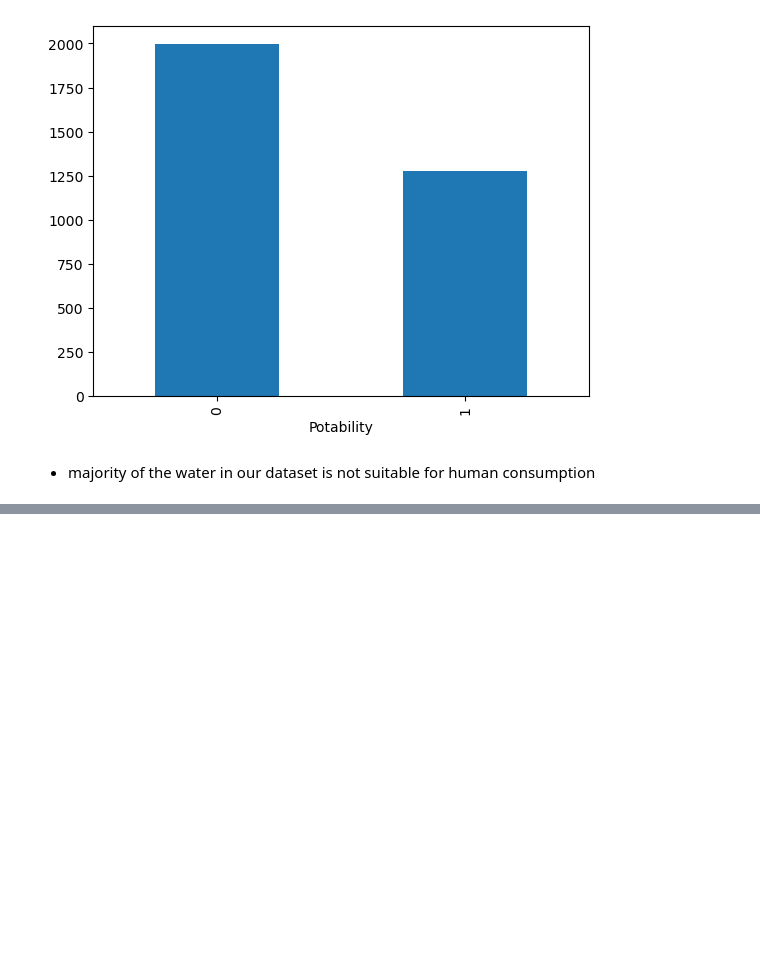
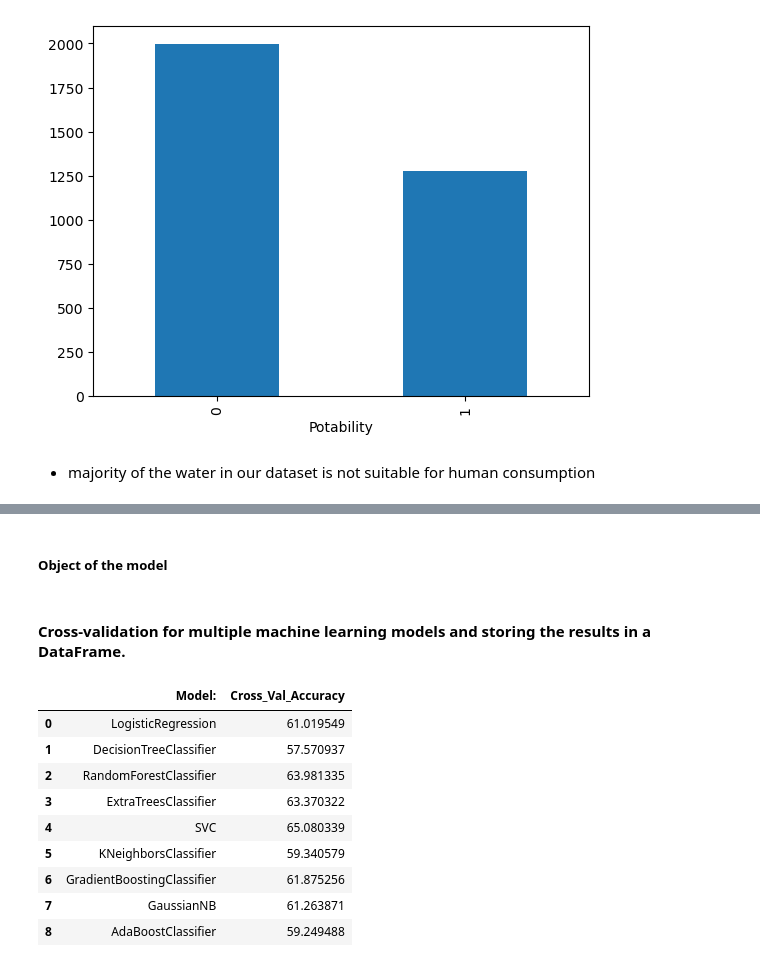
Before and after one commit to AneleMaphalala/water_potability_prediction, a Jupyter notebook: water_potability.ipynb, the cells around one changed output, grey strips where cells are left out. Cells and saved outputs as stored; diff of their text form; code cells hidden in the pictures; blank space fills up the shorter version.

```diff
--- a/water_potability.ipynb
+++ b/water_potability.ipynb
@@ -313,0 +347,3 @@ water_potability_df['Potability'].value_counts().plot(kind='bar')
+# %%
+# Dependent/Target variable
+y = water_potability_df['Potability']
@@ -313,0 +371,3 @@ water_potability_df['Potability'].value_counts().plot(kind='bar')
+# %%
+from sklearn.preprocessing import StandardScaler
+sc = StandardScaler()
@@ -313,0 +441,2 @@ water_potability_df['Potability'].value_counts().plot(kind='bar')
+# %% [markdown]
+##### Object of the model
@@ -313,0 +455,30 @@ water_potability_df['Potability'].value_counts().plot(kind='bar')
+# %% [markdown]
+#### Cross-validation for multiple machine learning models and storing the results in a DataFrame.
+# %%
+models = [LR, DT, RF, ETC, SVM, KNN, GBC, NB, ABC]
+features =  X_scaled
+labels = y
+CV = 5   # divide data into 5 folds
+accuracy_list = []
+model_names_list = []
+
+# Iterates over the models list, create name of the model
+for model in models:
+    model_name = model.__class__.__name__
+    accuracies = cross_val_score(model, features, labels, scoring='accuracy', cv = CV)
+    accuracy_list.append(accuracies.mean() * 100)
+    model_names_list.append(model_name)
+
+model_accuracy_df = pd.DataFrame({"Model: " : model_names_list, "Cross_Val_Accuracy" : accuracy_list})
+model_accuracy_df
+# %% [output]
+|  | Model: | Cross_Val_Accuracy |
+| 0 | LogisticRegression | 61.019549 |
+| 1 | DecisionTreeClassifier | 57.570937 |
+| 2 | RandomForestClassifier | 63.981335 |
+| 3 | ExtraTreesClassifier | 63.370322 |
+| 4 | SVC | 65.080339 |
+| 5 | KNeighborsClassifier | 59.340579 |
+| 6 | GradientBoostingClassifier | 61.875256 |
+| 7 | GaussianNB | 61.263871 |
+| 8 | AdaBoostClassifier | 59.249488 |
```
Also changed, not shown: parts of 53 cells of this notebook.
